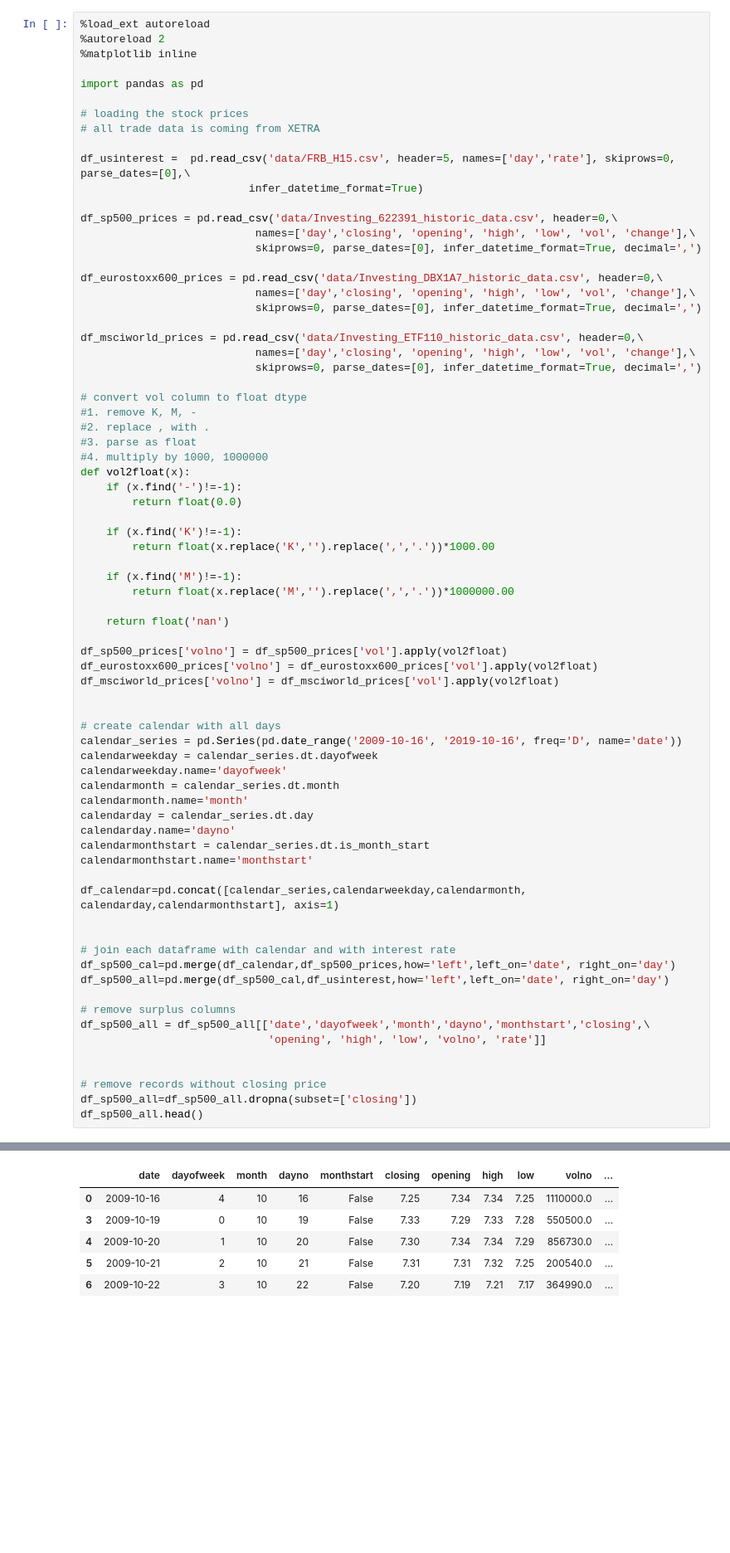
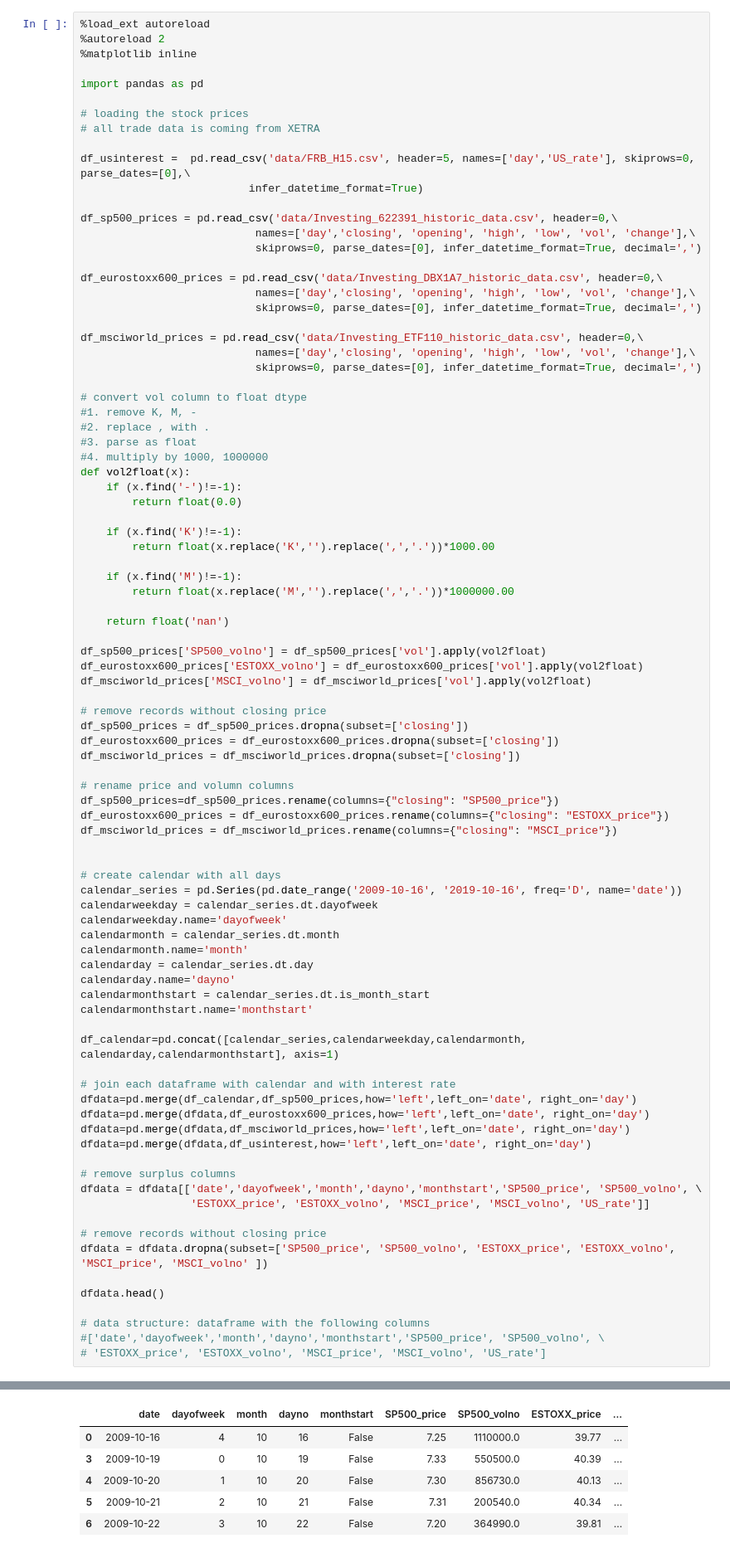
Before and after one commit to JoergStrebel/MachineLearningEngineerND, a Jupyter notebook: capstone_project/deeprlagent_project.ipynb, the cells around one changed output, grey strips where cells are left out. Shown at 83% size. Cells and saved outputs as stored; diff of their text form; blank space fills up the shorter version.

```diff
--- a/capstone_project/deeprlagent_project.ipynb
+++ b/capstone_project/deeprlagent_project.ipynb
@@ -25,7 +25,7 @@ import pandas as pd
 # loading the stock prices
 # all trade data is coming from XETRA
 
-df_usinterest =  pd.read_csv('data/FRB_H15.csv', header=5, names=['day','rate'], skiprows=0, parse_dates=[0],\
+df_usinterest =  pd.read_csv('data/FRB_H15.csv', header=5, names=['day','US_rate'], skiprows=0, parse_dates=[0],\
                           infer_datetime_format=True)
 
 df_sp500_prices = pd.read_csv('data/Investing_622391_historic_data.csv', header=0,\
@@ -53,50 +53,65 @@ def vol2float(x):
         return float(x.replace('K','').replace(',','.'))*1000.00
 
     if (x.find('M')!=-1):
         return float(x.replace('M','').replace(',','.'))*1000000.00
 
     return float('nan')
 
-df_sp500_prices['volno'] = df_sp500_prices['vol'].apply(vol2float)
-df_eurostoxx600_prices['volno'] = df_eurostoxx600_prices['vol'].apply(vol2float)
-df_msciworld_prices['volno'] = df_msciworld_prices['vol'].apply(vol2float)
+df_sp500_prices['SP500_volno'] = df_sp500_prices['vol'].apply(vol2float)
+df_eurostoxx600_prices['ESTOXX_volno'] = df_eurostoxx600_prices['vol'].apply(vol2float)
+df_msciworld_prices['MSCI_volno'] = df_msciworld_prices['vol'].apply(vol2float)
+
+# remove records without closing price
+df_sp500_prices = df_sp500_prices.dropna(subset=['closing'])
+df_eurostoxx600_prices = df_eurostoxx600_prices.dropna(subset=['closing'])
+df_msciworld_prices = df_msciworld_prices.dropna(subset=['closing'])
+
+# rename price and volumn columns
+df_sp500_prices=df_sp500_prices.rename(columns={"closing": "SP500_price"})
+df_eurostoxx600_prices = df_eurostoxx600_prices.rename(columns={"closing": "ESTOXX_price"})
+df_msciworld_prices = df_msciworld_prices.rename(columns={"closing": "MSCI_price"})
 
 
 # create calendar with all days
 calendar_series = pd.Series(pd.date_range('2009-10-16', '2019-10-16', freq='D', name='date'))
 calendarweekday = calendar_series.dt.dayofweek
 calendarweekday.name='dayofweek'
 calendarmonth = calendar_series.dt.month
 calendarmonth.name='month'
 calendarday = calendar_series.dt.day
 calendarday.name='dayno'
 calendarmonthstart = calendar_series.dt.is_month_start
 calendarmonthstart.name='monthstart'
 
 df_calendar=pd.concat([calendar_series,calendarweekday,calendarmonth, calendarday,calendarmonthstart], axis=1)
 
-
 # join each dataframe with calendar and with interest rate
-df_sp500_cal=pd.merge(df_calendar,df_sp500_prices,how='left',left_on='date', right_on='day')
-df_sp500_all=pd.merge(df_sp500_cal,df_usinterest,how='left',left_on='date', right_on='day')
+dfdata=pd.merge(df_calendar,df_sp500_prices,how='left',left_on='date', right_on='day')
+dfdata=pd.merge(dfdata,df_eurostoxx600_prices,how='left',left_on='date', right_on='day')
+dfdata=pd.merge(dfdata,df_msciworld_prices,how='left',left_on='date', right_on='day')
+dfdata=pd.merge(dfdata,df_usinterest,how='left',left_on='date', right_on='day')
 
 # remove surplus columns
-df_sp500_all = df_sp500_all[['date','dayofweek','month','dayno','monthstart','closing',\
-                             'opening', 'high', 'low', 'volno', 'rate']]
-
+dfdata = dfdata[['date','dayofweek','month','dayno','monthstart','SP500_price', 'SP500_volno', \
+                 'ESTOXX_price', 'ESTOXX_volno', 'MSCI_price', 'MSCI_volno', 'US_rate']]
 
 # remove records without closing price
-df_sp500_all=df_sp500_all.dropna(subset=['closing'])
-df_sp500_all.head()
+dfdata = dfdata.dropna(subset=['SP500_price', 'SP500_volno', 'ESTOXX_price', 'ESTOXX_volno', 'MSCI_price', 'MSCI_volno' ])
+
+dfdata.head()
+
+# data structure: dataframe with the following columns
+#['date','dayofweek','month','dayno','monthstart','SP500_price', 'SP500_volno', \
+# 'ESTOXX_price', 'ESTOXX_volno', 'MSCI_price', 'MSCI_volno', 'US_rate']
 # %% [output]
 The autoreload extension is already loaded. To reload it, use:
   %reload_ext autoreload
-|  | date | dayofweek | month | dayno | monthstart | closing | opening | high | low | volno | ... |
-| 0 | 2009-10-16 | 4 | 10 | 16 | False | 7.25 | 7.34 | 7.34 | 7.25 | 1110000.0 | ... |
-| 3 | 2009-10-19 | 0 | 10 | 19 | False | 7.33 | 7.29 | 7.33 | 7.28 | 550500.0 | ... |
-| 4 | 2009-10-20 | 1 | 10 | 20 | False | 7.30 | 7.34 | 7.34 | 7.29 | 856730.0 | ... |
-| 5 | 2009-10-21 | 2 | 10 | 21 | False | 7.31 | 7.31 | 7.32 | 7.25 | 200540.0 | ... |
-| 6 | 2009-10-22 | 3 | 10 | 22 | False | 7.20 | 7.19 | 7.21 | 7.17 | 364990.0 | ... |
+|  | date | dayofweek | month | dayno | monthstart | SP500_price | SP500_volno | ESTOXX_price | ... |
+| 0 | 2009-10-16 | 4 | 10 | 16 | False | 7.25 | 1110000.0 | 39.77 | ... |
+| 3 | 2009-10-19 | 0 | 10 | 19 | False | 7.33 | 550500.0 | 40.39 | ... |
+| 4 | 2009-10-20 | 1 | 10 | 20 | False | 7.30 | 856730.0 | 40.13 | ... |
+| 5 | 2009-10-21 | 2 | 10 | 21 | False | 7.31 | 200540.0 | 40.34 | ... |
+| 6 | 2009-10-22 | 3 | 10 | 22 | False | 7.20 | 364990.0 | 39.81 | ... |
 # %% [markdown]
 ## The Task
 
```
Also changed, not shown: parts of 1 cell of this notebook, 4 other files.
